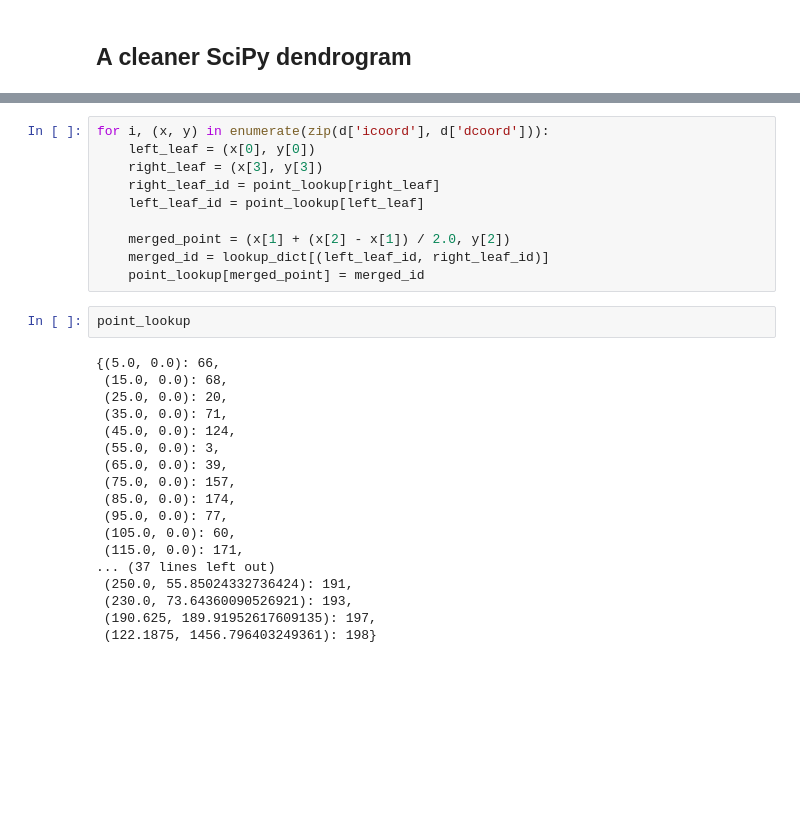
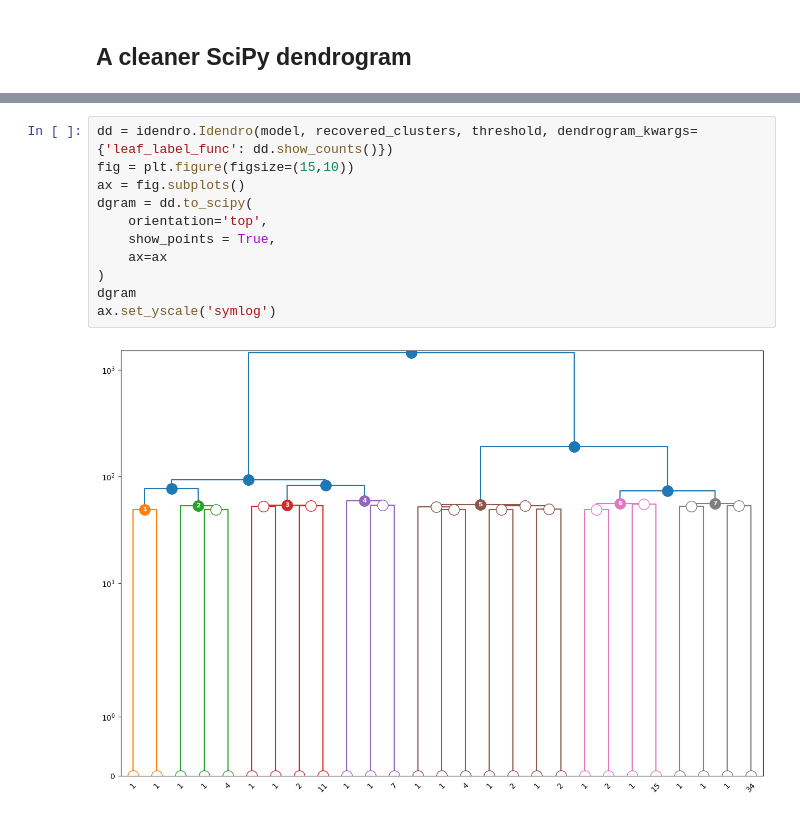
Before and after one commit to kamicollo/idendrogram, a Jupyter notebook: walhthrough.ipynb, the cells around one changed output, grey strips where cells are left out. Cells and saved outputs as stored; diff of their text form; blank space fills up the shorter version.

```diff
--- a/walhthrough.ipynb
+++ b/walhthrough.ipynb
@@ -274,30 +179,13 @@ point_lookup
-# %%
-for i, (x, y) in enumerate(zip(d['icoord'], d['dcoord'])):
-    left_leaf = (x[0], y[0])
-    right_leaf = (x[3], y[3])
-    right_leaf_id = point_lookup[right_leaf]
-    left_leaf_id = point_lookup[left_leaf]
-
-    merged_point = (x[1] + (x[2] - x[1]) / 2.0, y[2])
-    merged_id = lookup_dict[(left_leaf_id, right_leaf_id)]
-    point_lookup[merged_point] = merged_id
-# %%
-point_lookup
-# %% [output]
-{(5.0, 0.0): 66,
- (15.0, 0.0): 68,
- (25.0, 0.0): 20,
- (35.0, 0.0): 71,
- (45.0, 0.0): 124,
- (55.0, 0.0): 3,
- (65.0, 0.0): 39,
- (75.0, 0.0): 157,
- (85.0, 0.0): 174,
- (95.0, 0.0): 77,
- (105.0, 0.0): 60,
- (115.0, 0.0): 171,
-... (37 lines left out)
- (250.0, 55.85024332736424): 191,
- (230.0, 73.64360090526921): 193,
- (190.625, 189.91952617609135): 197,
- (122.1875, 1456.796403249361): 198}
+# %%
+dd = idendro.Idendro(model, recovered_clusters, threshold, dendrogram_kwargs={'leaf_label_func': dd.show_counts()})
+fig = plt.figure(figsize=(15,10))
+ax = fig.subplots()
+dgram = dd.to_scipy(
+    orientation='top',
+    show_points = True,
+    ax=ax
+)
+dgram
+ax.set_yscale('symlog')
+# %% [output]
+[figure, added]
```
Also changed, not shown: parts of 8 cells of this notebook.
